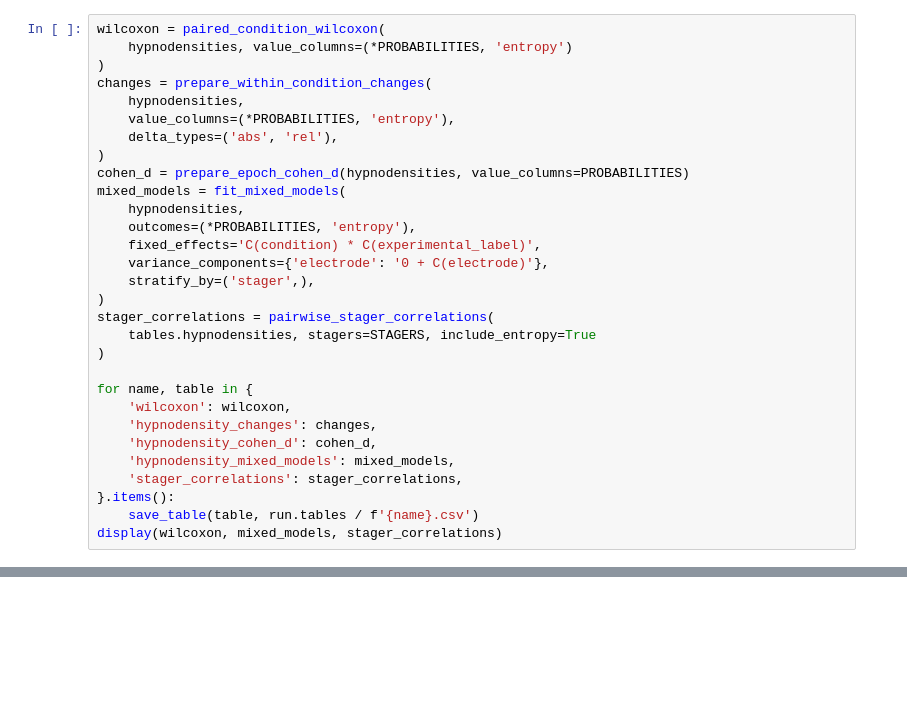
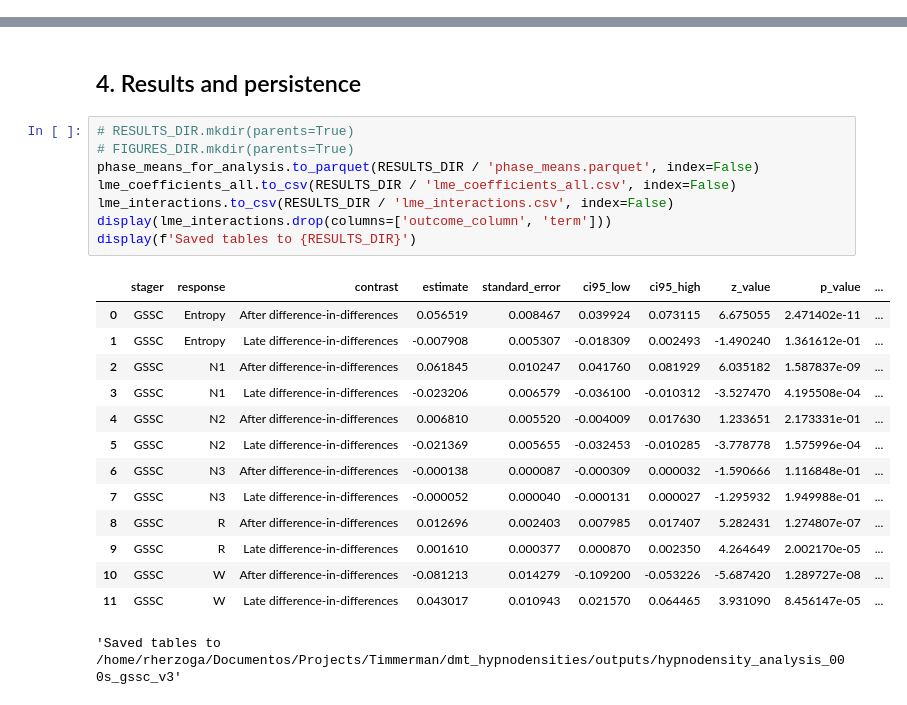
Before and after one commit to rubenherzog/dmt_hypnodensities, a Jupyter notebook: notebooks/02_hypnodensity_analysis.ipynb, the cells around one changed output, grey strips where cells are left out. Saved outputs shown, nothing was run; the diff lists cells and outputs as text; blank space fills up the shorter version.

Commit message:
Update analysis notebooks and add hypnodensity correlations v2

```diff
--- a/notebooks/02_hypnodensity_analysis.ipynb
+++ b/notebooks/02_hypnodensity_analysis.ipynb
@@ -46,30 +6,0 @@ display(hypnodensity_summary.head())
-# %%
-wilcoxon = paired_condition_wilcoxon(
-    hypnodensities, value_columns=(*PROBABILITIES, 'entropy')
-)
-changes = prepare_within_condition_changes(
-    hypnodensities,
-    value_columns=(*PROBABILITIES, 'entropy'),
-    delta_types=('abs', 'rel'),
-)
-cohen_d = prepare_epoch_cohen_d(hypnodensities, value_columns=PROBABILITIES)
-mixed_models = fit_mixed_models(
-    hypnodensities,
-    outcomes=(*PROBABILITIES, 'entropy'),
-    fixed_effects='C(condition) * C(experimental_label)',
-    variance_components={'electrode': '0 + C(electrode)'},
-    stratify_by=('stager',),
-)
-stager_correlations = pairwise_stager_correlations(
-    tables.hypnodensities, stagers=STAGERS, include_entropy=True
-)
-
-for name, table in {
-    'wilcoxon': wilcoxon,
-    'hypnodensity_changes': changes,
-    'hypnodensity_cohen_d': cohen_d,
-    'hypnodensity_mixed_models': mixed_models,
-    'stager_correlations': stager_correlations,
-}.items():
-    save_table(table, run.tables / f'{name}.csv')
-display(wilcoxon, mixed_models, stager_correlations)
@@ -100,0 +200,25 @@ for stager in STAGERS:
+# %% [markdown]
+## 4. Results and persistence
+# %%
+# RESULTS_DIR.mkdir(parents=True)
+# FIGURES_DIR.mkdir(parents=True)
+phase_means_for_analysis.to_parquet(RESULTS_DIR / 'phase_means.parquet', index=False)
+lme_coefficients_all.to_csv(RESULTS_DIR / 'lme_coefficients_all.csv', index=False)
+lme_interactions.to_csv(RESULTS_DIR / 'lme_interactions.csv', index=False)
+display(lme_interactions.drop(columns=['outcome_column', 'term']))
+display(f'Saved tables to {RESULTS_DIR}')
+# %% [output]
+|  | stager | response | contrast | estimate | standard_error | ci95_low | ci95_high | z_value | p_value | ... |
+| 0 | GSSC | Entropy | After difference-in-differences | 0.056519 | 0.008467 | 0.039924 | 0.073115 | 6.675055 | 2.471402e-11 | ... |
+| 1 | GSSC | Entropy | Late difference-in-differences | -0.007908 | 0.005307 | -0.018309 | 0.002493 | -1.490240 | 1.361612e-01 | ... |
+| 2 | GSSC | N1 | After difference-in-differences | 0.061845 | 0.010247 | 0.041760 | 0.081929 | 6.035182 | 1.587837e-09 | ... |
+| 3 | GSSC | N1 | Late difference-in-differences | -0.023206 | 0.006579 | -0.036100 | -0.010312 | -3.527470 | 4.195508e-04 | ... |
+| 4 | GSSC | N2 | After difference-in-differences | 0.006810 | 0.005520 | -0.004009 | 0.017630 | 1.233651 | 2.173331e-01 | ... |
+| 5 | GSSC | N2 | Late difference-in-differences | -0.021369 | 0.005655 | -0.032453 | -0.010285 | -3.778778 | 1.575996e-04 | ... |
+| 6 | GSSC | N3 | After difference-in-differences | -0.000138 | 0.000087 | -0.000309 | 0.000032 | -1.590666 | 1.116848e-01 | ... |
+| 7 | GSSC | N3 | Late difference-in-differences | -0.000052 | 0.000040 | -0.000131 | 0.000027 | -1.295932 | 1.949988e-01 | ... |
+| 8 | GSSC | R | After difference-in-differences | 0.012696 | 0.002403 | 0.007985 | 0.017407 | 5.282431 | 1.274807e-07 | ... |
+| 9 | GSSC | R | Late difference-in-differences | 0.001610 | 0.000377 | 0.000870 | 0.002350 | 4.264649 | 2.002170e-05 | ... |
+| 10 | GSSC | W | After difference-in-differences | -0.081213 | 0.014279 | -0.109200 | -0.053226 | -5.687420 | 1.289727e-08 | ... |
+| 11 | GSSC | W | Late difference-in-differences | 0.043017 | 0.010943 | 0.021570 | 0.064465 | 3.931090 | 8.456147e-05 | ... |
+'Saved tables to /home/rherzoga/Documentos/Projects/Timmerman/dmt_hypnodensities/outputs/hypnodensity_analysis_000s_gssc_v3'
```
Also changed, not shown: parts of 20 cells of this notebook, 3 other files.
